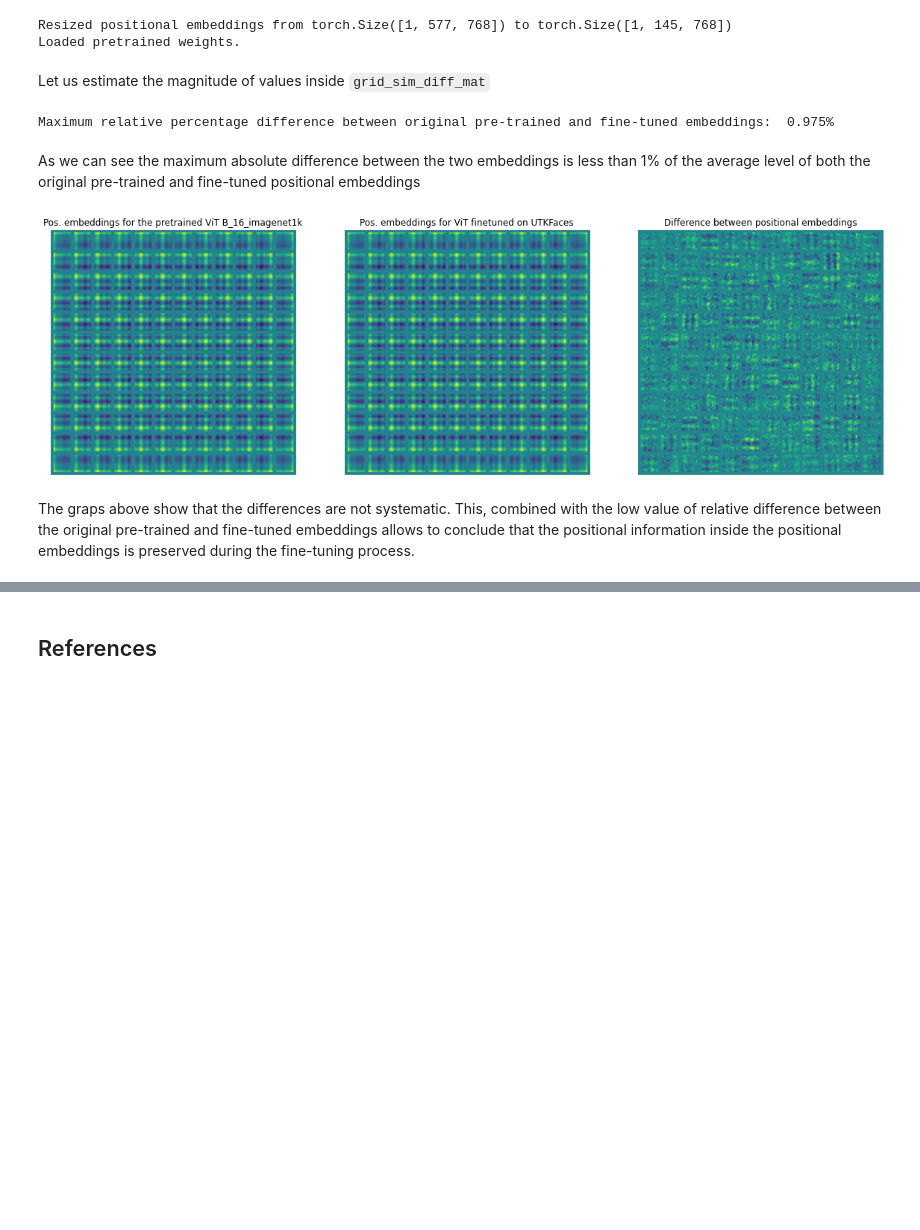
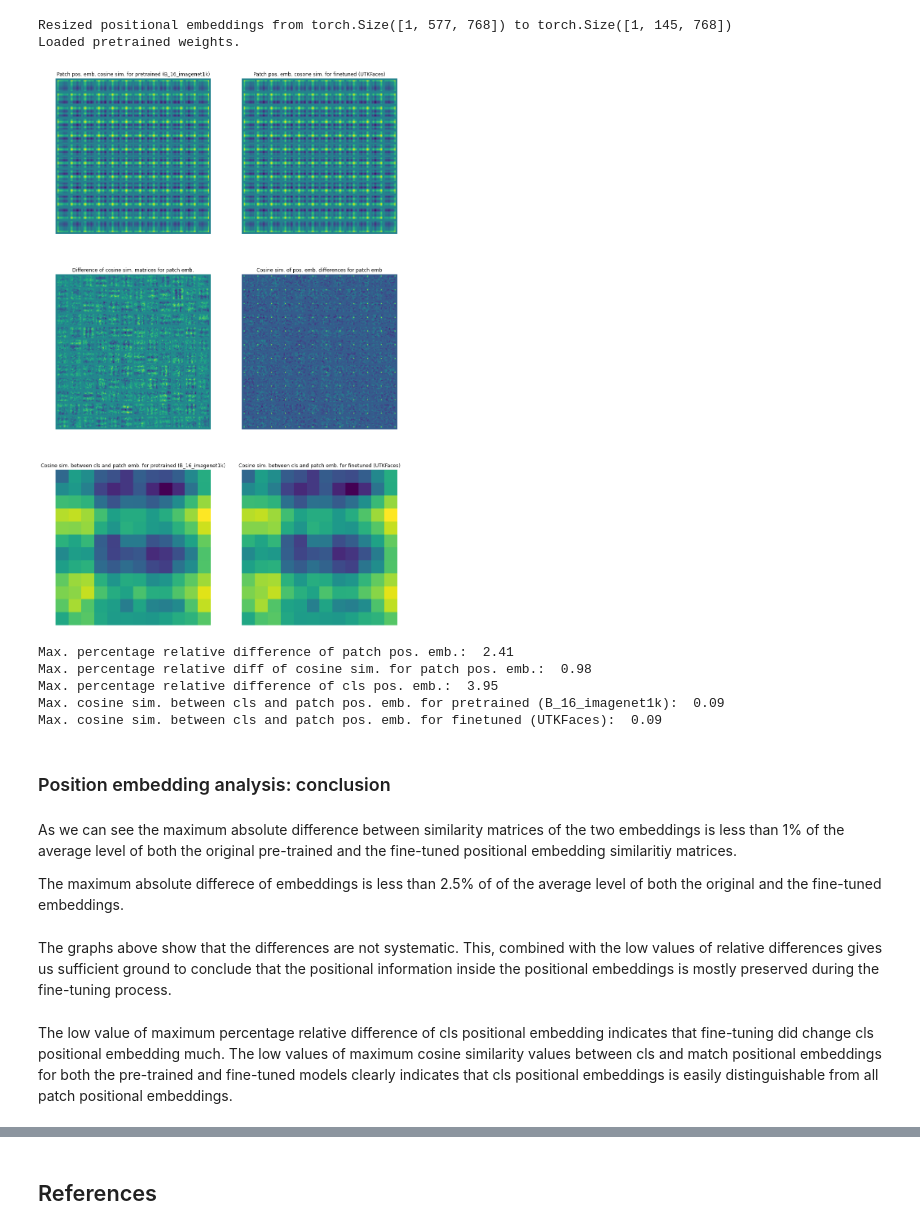
Before and after one commit to pgagarinov/pytorch-hyperlight, a Jupyter notebook: products/examples/face_image_classification_gender_vision_transformer.ipynb, the cells around one changed output, grey strips where cells are left out. Drawn from its saved outputs; the diff is of its cells as text; code cells hidden in the pictures; blank space fills up the shorter version.

Commit message:
Changed: positional embedding analysis in face_image_classification_gender_transformer.ipynb is refined

```diff
--- a/products/examples/face_image_classification_gender_vision_transformer.ipynb
+++ b/products/examples/face_image_classification_gender_vision_transformer.ipynb
@@ -848,33 +915,47 @@ grid_sim_diff_mat = grid_sim_fine_tuned_mat - grid_orig_pretrained_mat
-# %% [markdown]
-Let us estimate the magnitude of values inside `grid_sim_diff_mat`
-# %%
-max_rel_diff = (
-    2
-    * grid_sim_diff_mat.abs().max()
-    / (grid_sim_fine_tuned_mat.abs().mean() + grid_orig_pretrained_mat.abs().mean())
-)
-print(
-    f"Maximum relative percentage difference between original pre-trained and fine-tuned embeddings: {max_rel_diff*100: .3f}%"
-)
-# %% [output]
-Maximum relative percentage difference between original pre-trained and fine-tuned embeddings:  0.975%
+# %%
+pos_emb_stats_dict, pos_emb_stats_descr_dict = calc_pos_emb_stats(
+    model_orig_pretrained, model, "pretrained (B_16_imagenet1k)", "finetuned (UTKFaces)"
+)
+# %%
+def show_pos_emb_matrix_report(
+    pos_emb_stats_dict, pos_emb_stats_descr_dict, field_list, figsize
+):
+    tensor_list, tensor_descr_list = zip(
+        *[[pos_emb_stats_dict[k], pos_emb_stats_descr_dict[k]] for k in field_list]
+    )
+    show_image_tensors(tensor_list, tensor_descr_list, figsize=figsize, max_cols=2)
+# %%
+def show_pos_emb_stats_report(pos_emb_stats_dict, pos_emb_stats_descr_dict):
+    matrix_field_list = [k for k in pos_emb_stats_dict if ("grid" in k and "_mat" in k)] + [
+        k for k in pos_emb_stats_dict if ("cls" in k and "_mat" in k)
+    ]
+    show_pos_emb_matrix_report(
+        pos_emb_stats_dict, pos_emb_stats_descr_dict, matrix_field_list, (15, 25)
+    )
+    rest_scalar_field_list = [
+        k for k in pos_emb_stats_dict if k not in matrix_field_list
+    ]
+
+    for field_name in rest_scalar_field_list:
+        field_descr = pos_emb_stats_descr_dict[field_name]
+        field_value = pos_emb_stats_dict[field_name]
+        print(f'{field_descr}: {field_value: .2f}')
+# %%
+show_pos_emb_stats_report(pos_emb_stats_dict, pos_emb_stats_descr_dict)
+# %% [output]
+[figure, added]
+Max. percentage relative difference of patch pos. emb.:  2.41
+Max. percentage relative diff of cosine sim. for patch pos. emb.:  0.98
+Max. percentage relative difference of cls pos. emb.:  3.95
+Max. cosine sim. between cls and patch pos. emb. for pretrained (B_16_imagenet1k):  0.09
+Max. cosine sim. between cls and patch pos. emb. for finetuned (UTKFaces):  0.09
+# %% [markdown]
+### Position embedding analysis: conclusion
 # %% [markdown]
-As we can see the maximum absolute difference between the two embeddings is less than 1% of the average level of both the original pre-trained and fine-tuned positional embeddings
+As we can see the maximum absolute difference between similarity matrices of the two embeddings is less than 1% of the average level of both the original pre-trained and the fine-tuned positional embedding similaritiy matrices.
+
+The maximum absolute differece of embeddings is less than 2.5% of of the average level of both the original and the fine-tuned embeddings.
-# %%
-show_image_tensors(
-    [
-        grid_orig_pretrained_mat,
-        grid_sim_fine_tuned_mat,
-        grid_sim_diff_mat,
-    ],
-    [
-        "Pos. embeddings for the pretrained ViT B_16_imagenet1k",
-        "Pos. embeddings for ViT finetuned on UTKFaces",
-        "Difference between positional embeddings",
-    ],
-    figsize=(20, 20),
-)
-# %% [output]
-[figure, removed]
 # %% [markdown]
-The graps above show that the differences are not systematic. This, combined with the low value of relative difference between the original pre-trained and fine-tuned embeddings allows to conclude that the positional information inside the positional embeddings is preserved during the fine-tuning process.
+The graphs above show that the differences are not systematic. This, combined with the low values of relative differences gives us sufficient ground to conclude that the positional information inside the positional embeddings is mostly preserved during the fine-tuning process.
+# %% [markdown]
+The low value of maximum percentage relative difference of cls positional embedding indicates that fine-tuning did change cls positional embedding much. The low values of maximum cosine similarity values between cls and match positional embeddings for both the pre-trained and fine-tuned models clearly indicates that cls positional embeddings is easily distinguishable from all patch positional embeddings.
```
Also changed, not shown: parts of 8 cells of this notebook.
